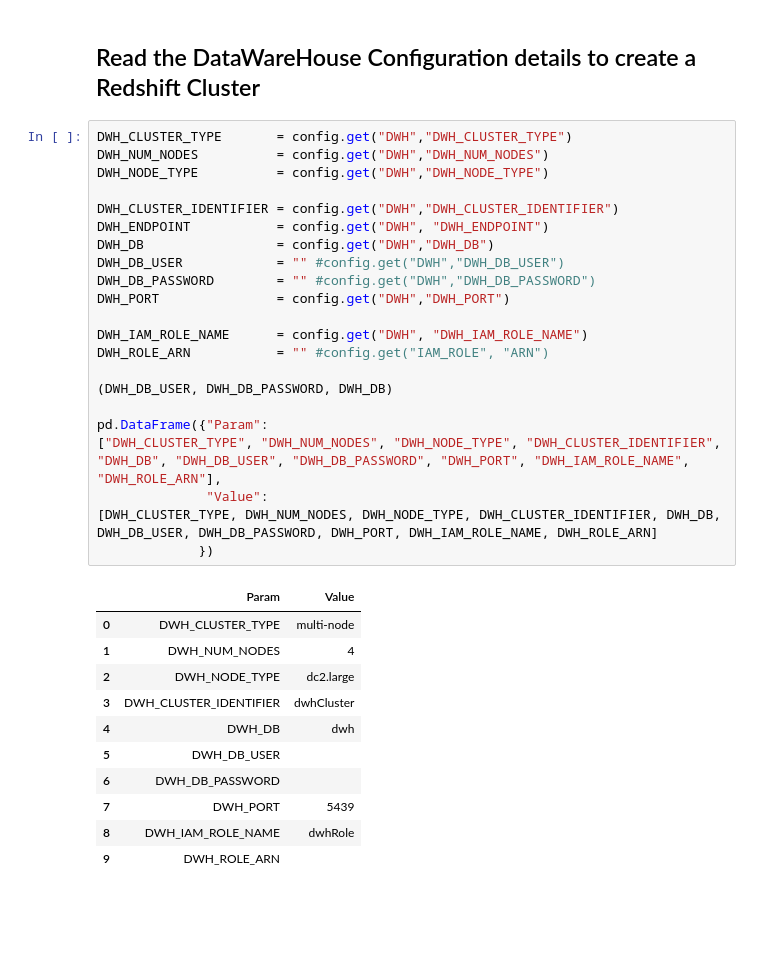
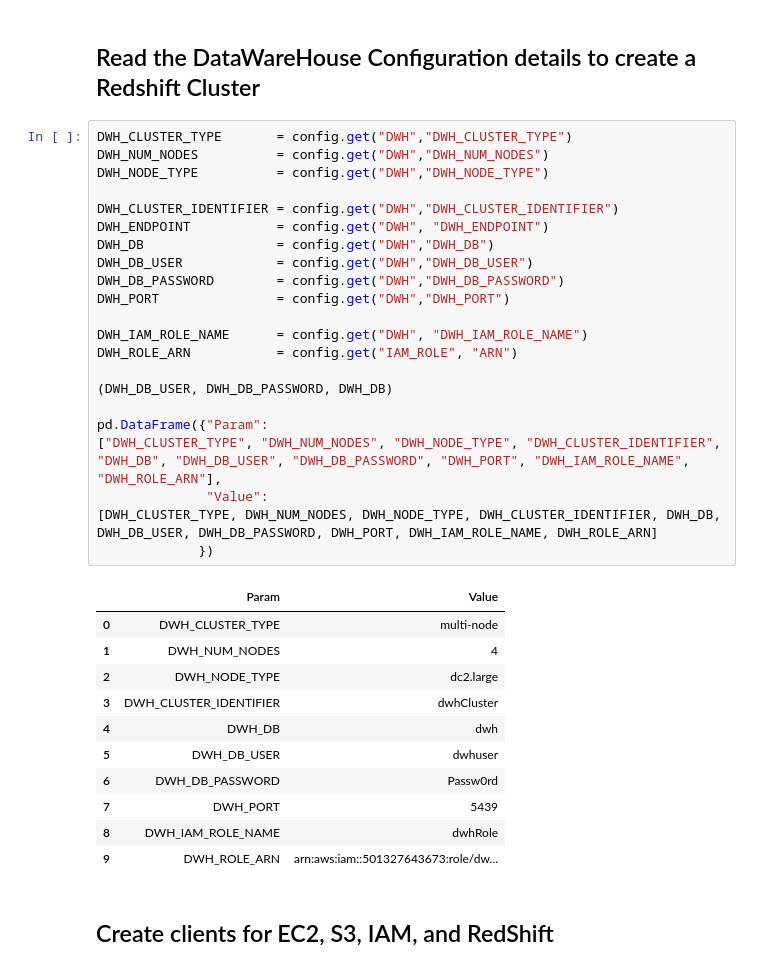
Before and after one commit to ranjithpals/100DaysOfCode, a Jupyter notebook: ETL.ipynb, the cells around one changed output. Drawn from its saved outputs; the diff is of its cells as text; blank space fills up the shorter version.

```diff
--- a/ETL.ipynb
+++ b/ETL.ipynb
@@ -88,34 +99,36 @@ log_f1.limit(2).toPandas()
 # %%
 DWH_CLUSTER_TYPE       = config.get("DWH","DWH_CLUSTER_TYPE")
 DWH_NUM_NODES          = config.get("DWH","DWH_NUM_NODES")
 DWH_NODE_TYPE          = config.get("DWH","DWH_NODE_TYPE")
 
 DWH_CLUSTER_IDENTIFIER = config.get("DWH","DWH_CLUSTER_IDENTIFIER")
 DWH_ENDPOINT           = config.get("DWH", "DWH_ENDPOINT")
 DWH_DB                 = config.get("DWH","DWH_DB")
-DWH_DB_USER            = "" #config.get("DWH","DWH_DB_USER")
-DWH_DB_PASSWORD        = "" #config.get("DWH","DWH_DB_PASSWORD")
+DWH_DB_USER            = config.get("DWH","DWH_DB_USER")
+DWH_DB_PASSWORD        = config.get("DWH","DWH_DB_PASSWORD")
 DWH_PORT               = config.get("DWH","DWH_PORT")
 
 DWH_IAM_ROLE_NAME      = config.get("DWH", "DWH_IAM_ROLE_NAME")
-DWH_ROLE_ARN           = "" #config.get("IAM_ROLE", "ARN")
+DWH_ROLE_ARN           = config.get("IAM_ROLE", "ARN")
 
 (DWH_DB_USER, DWH_DB_PASSWORD, DWH_DB)
 
 pd.DataFrame({"Param":
 ["DWH_CLUSTER_TYPE", "DWH_NUM_NODES", "DWH_NODE_TYPE", "DWH_CLUSTER_IDENTIFIER", "DWH_DB", "DWH_DB_USER", "DWH_DB_PASSWORD", "DWH_PORT", "DWH_IAM_ROLE_NAME", "DWH_ROLE_ARN"],
               "Value":
 [DWH_CLUSTER_TYPE, DWH_NUM_NODES, DWH_NODE_TYPE, DWH_CLUSTER_IDENTIFIER, DWH_DB, DWH_DB_USER, DWH_DB_PASSWORD, DWH_PORT, DWH_IAM_ROLE_NAME, DWH_ROLE_ARN]
              })
 # %% [output]
 |  | Param | Value |
 | 0 | DWH_CLUSTER_TYPE | multi-node |
 | 1 | DWH_NUM_NODES | 4 |
 | 2 | DWH_NODE_TYPE | dc2.large |
 | 3 | DWH_CLUSTER_IDENTIFIER | dwhCluster |
 | 4 | DWH_DB | dwh |
-| 5 | DWH_DB_USER |  |
-| 6 | DWH_DB_PASSWORD |  |
+| 5 | DWH_DB_USER | dwhuser |
+| 6 | DWH_DB_PASSWORD | Passw0rd |
 | 7 | DWH_PORT | 5439 |
 | 8 | DWH_IAM_ROLE_NAME | dwhRole |
-| 9 | DWH_ROLE_ARN |  |
+| 9 | DWH_ROLE_ARN | arn:aws:iam::501327643673:role/dw... |
+# %% [markdown]
+## Create clients for EC2, S3, IAM, and RedShift
```
Also changed, not shown: parts of 21 cells of this notebook.
